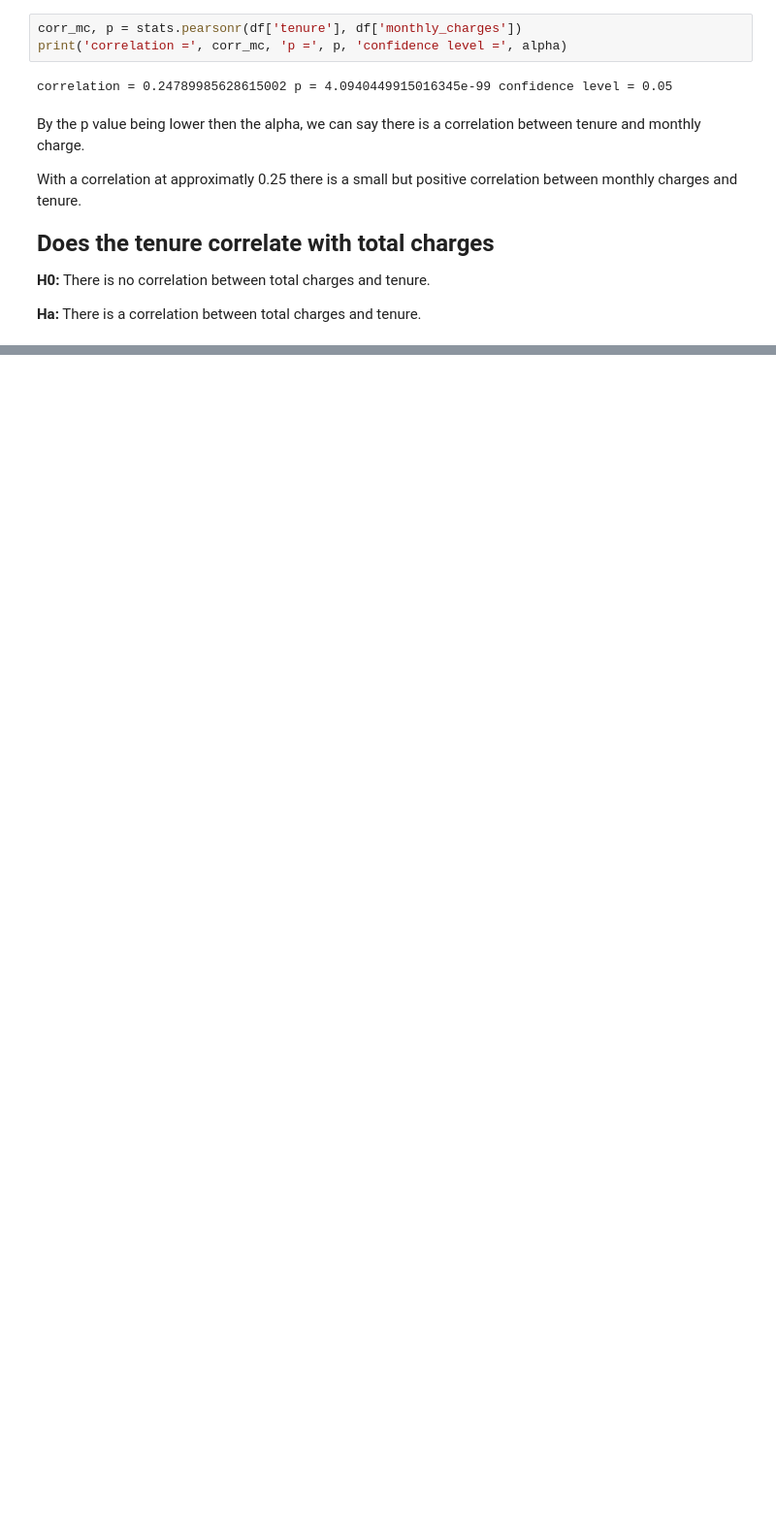
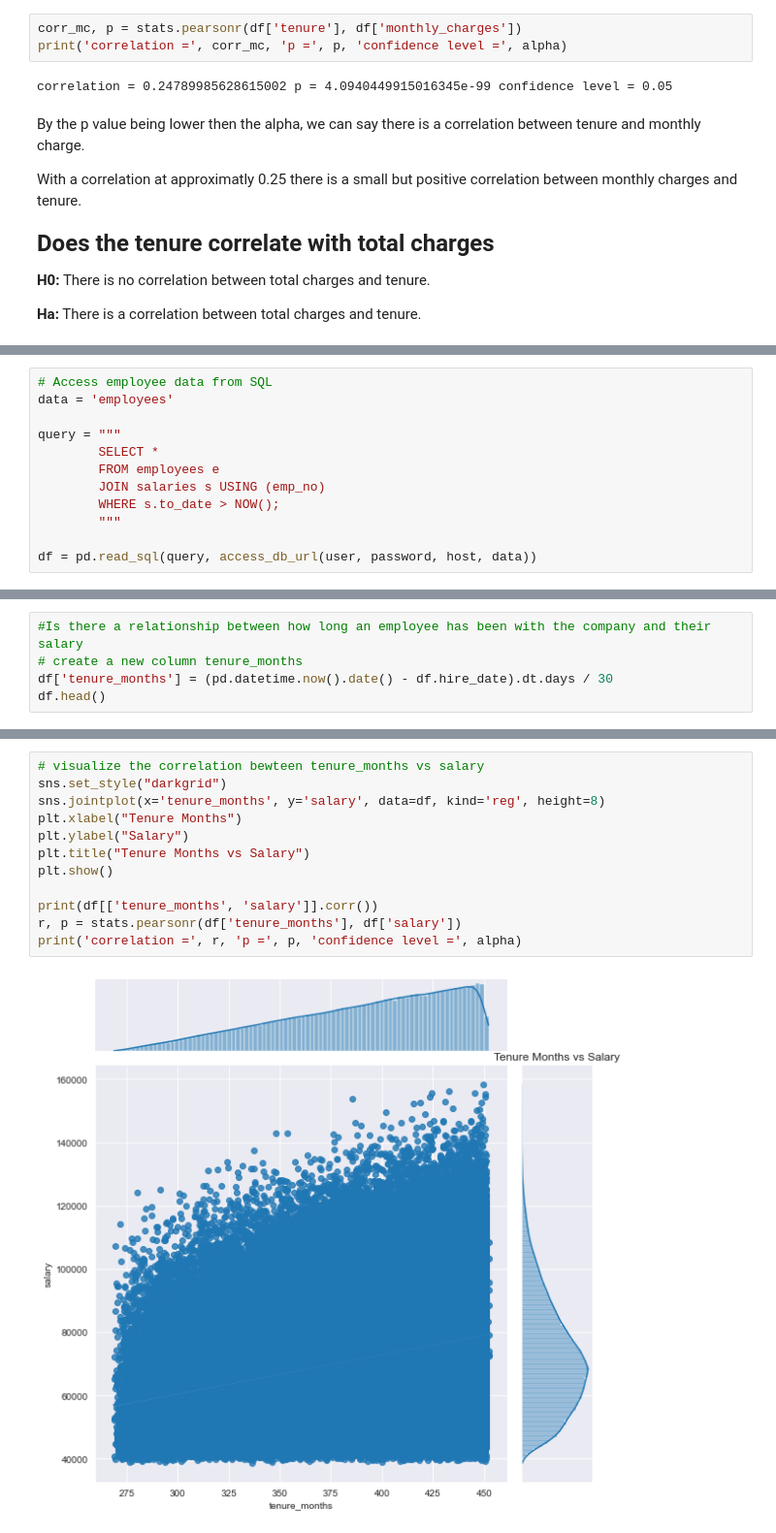
Before and after one commit to craigcalzado/statistics-exercises, a Jupyter notebook: hypothesis_testing.ipynb, the cells around one changed output, grey strips where cells are left out. Shown: that part at 97% size. Saved outputs shown, nothing was run; the diff lists cells and outputs as text; blank space fills up the shorter version.

```diff
--- a/hypothesis_testing.ipynb
+++ b/hypothesis_testing.ipynb
@@ -406,0 +452,12 @@ correlation = 0.8265682623515922 p = 0.0 confidence level = 0.05
+# %%
+# Access employee data from SQL
+data = 'employees'
+
+query = """
+        SELECT *
+        FROM employees e
+        JOIN salaries s USING (emp_no)
+        WHERE s.to_date > NOW();
+        """
+
+df = pd.read_sql(query, access_db_url(user, password, host, data))
@@ -406,0 +475,5 @@ correlation = 0.8265682623515922 p = 0.0 confidence level = 0.05
+# %%
+#Is there a relationship between how long an employee has been with the company and their salary
+# create a new column tenure_months
+df['tenure_months'] = (pd.datetime.now().date() - df.hire_date).dt.days / 30
+df.head()
@@ -406,0 +493,14 @@ correlation = 0.8265682623515922 p = 0.0 confidence level = 0.05
+# %%
+# visualize the correlation bewteen tenure_months vs salary
+sns.set_style("darkgrid")
+sns.jointplot(x='tenure_months', y='salary', data=df, kind='reg', height=8)
+plt.xlabel("Tenure Months")
+plt.ylabel("Salary")
+plt.title("Tenure Months vs Salary")
+plt.show()
+
+print(df[['tenure_months', 'salary']].corr())
+r, p = stats.pearsonr(df['tenure_months'], df['salary'])
+print('correlation =', r, 'p =', p, 'confidence level =', alpha)
+# %% [output]
+[figure, added]
```
Also changed, not shown: parts of 35 cells of this notebook.
